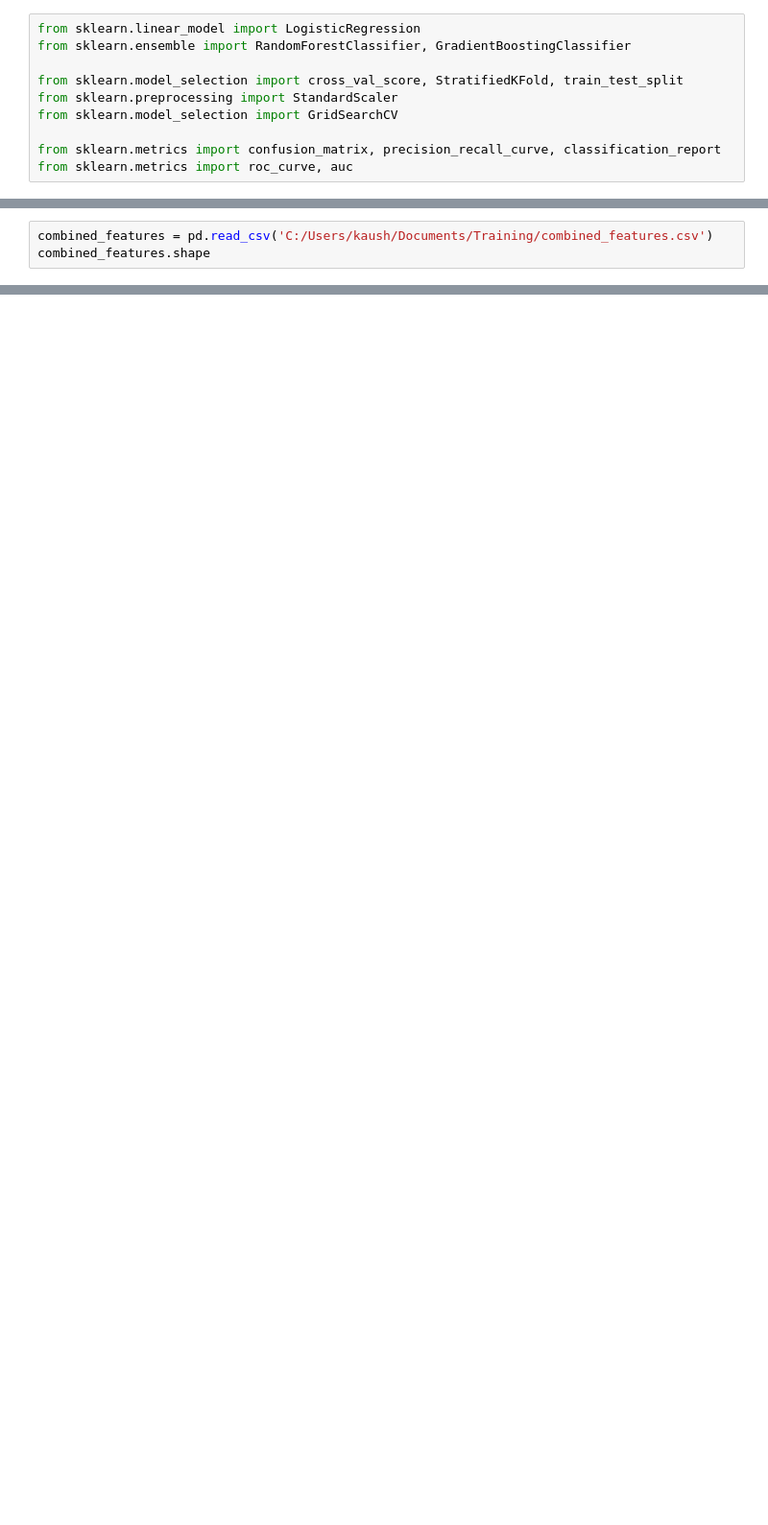
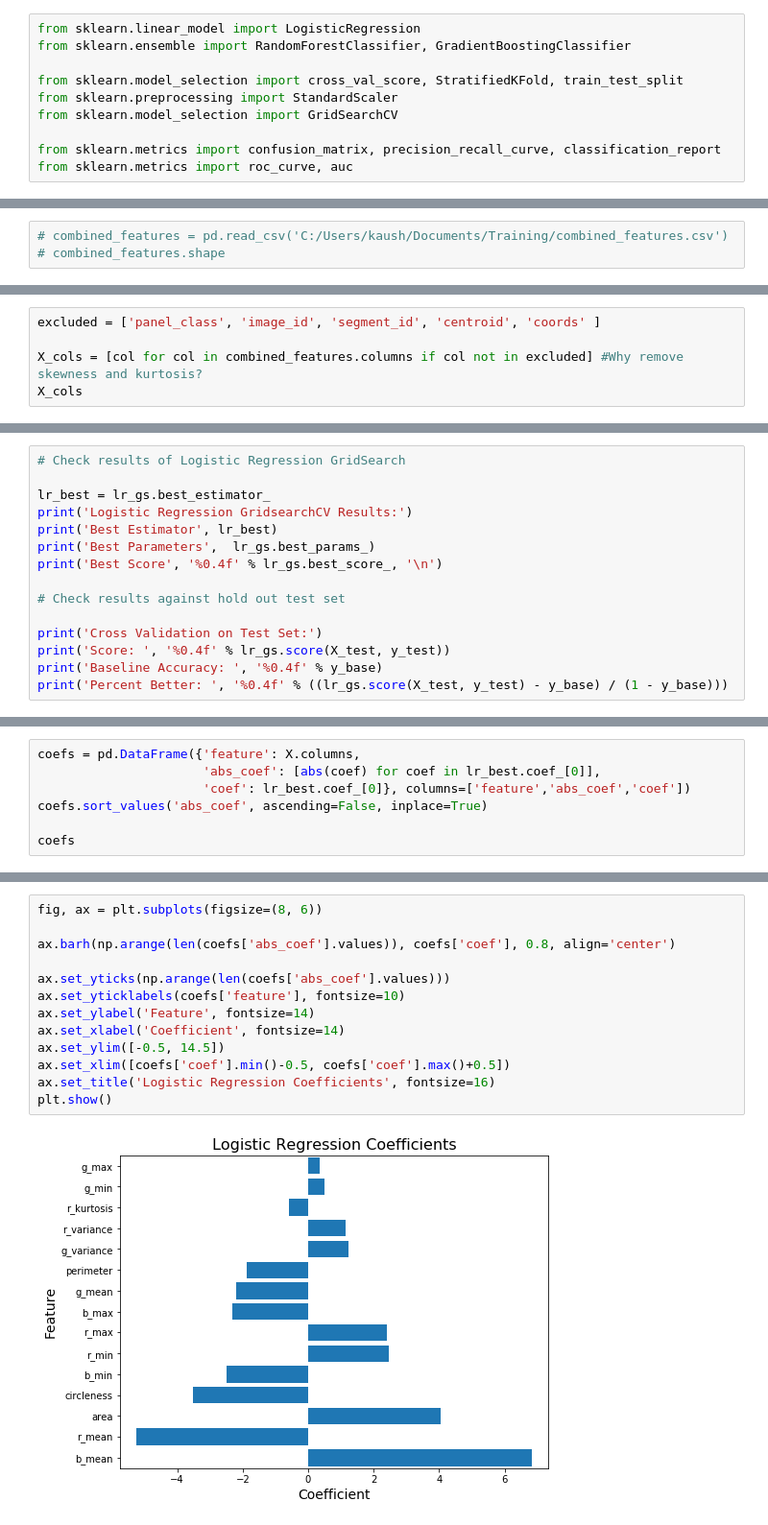
Before and after one commit to kaushikSR/Green_Computing, a Jupyter notebook: Project.ipynb, the cells around one changed output, grey strips where cells are left out. Shown at 96% size. Drawn from its saved outputs; the diff is of its cells as text; blank space fills up the shorter version.

```diff
--- a/Project.ipynb
+++ b/Project.ipynb
@@ -606,3 +623,3 @@ combined_features.to_csv(csvsavePath, index= False)
 # %%
-combined_features = pd.read_csv('C:/Users/kaush/Documents/Training/combined_features.csv')
-combined_features.shape
+# combined_features = pd.read_csv('C:/Users/kaush/Documents/Training/combined_features.csv')
+# combined_features.shape
@@ -620,0 +635,5 @@ combined_features.head()
+# %%
+excluded = ['panel_class', 'image_id', 'segment_id', 'centroid', 'coords' ]
+
+X_cols = [col for col in combined_features.columns if col not in excluded] #Why remove skewness and kurtosis?
+X_cols
@@ -620,0 +772,15 @@ combined_features.head()
+# %%
+# Check results of Logistic Regression GridSearch
+
+lr_best = lr_gs.best_estimator_
+print('Logistic Regression GridsearchCV Results:')
+print('Best Estimator', lr_best)
+print('Best Parameters',  lr_gs.best_params_)
+print('Best Score', '%0.4f' % lr_gs.best_score_, '\n')
+
+# Check results against hold out test set
+
+print('Cross Validation on Test Set:')
+print('Score: ', '%0.4f' % lr_gs.score(X_test, y_test))
+print('Baseline Accuracy: ', '%0.4f' % y_base)
+print('Percent Better: ', '%0.4f' % ((lr_gs.score(X_test, y_test) - y_base) / (1 - y_base)))
@@ -620,0 +809,7 @@ combined_features.head()
+# %%
+coefs = pd.DataFrame({'feature': X.columns,
+                      'abs_coef': [abs(coef) for coef in lr_best.coef_[0]],
+                      'coef': lr_best.coef_[0]}, columns=['feature','abs_coef','coef'])
+coefs.sort_values('abs_coef', ascending=False, inplace=True)
+
+coefs
@@ -620,0 +834,15 @@ combined_features.head()
+# %%
+fig, ax = plt.subplots(figsize=(8, 6))
+
+ax.barh(np.arange(len(coefs['abs_coef'].values)), coefs['coef'], 0.8, align='center')
+
+ax.set_yticks(np.arange(len(coefs['abs_coef'].values)))
+ax.set_yticklabels(coefs['feature'], fontsize=10)
+ax.set_ylabel('Feature', fontsize=14)
+ax.set_xlabel('Coefficient', fontsize=14)
+ax.set_ylim([-0.5, 14.5])
+ax.set_xlim([coefs['coef'].min()-0.5, coefs['coef'].max()+0.5])
+ax.set_title('Logistic Regression Coefficients', fontsize=16)
+plt.show()
+# %% [output]
+[figure, added]
```
Also changed, not shown: parts of 46 cells of this notebook.
